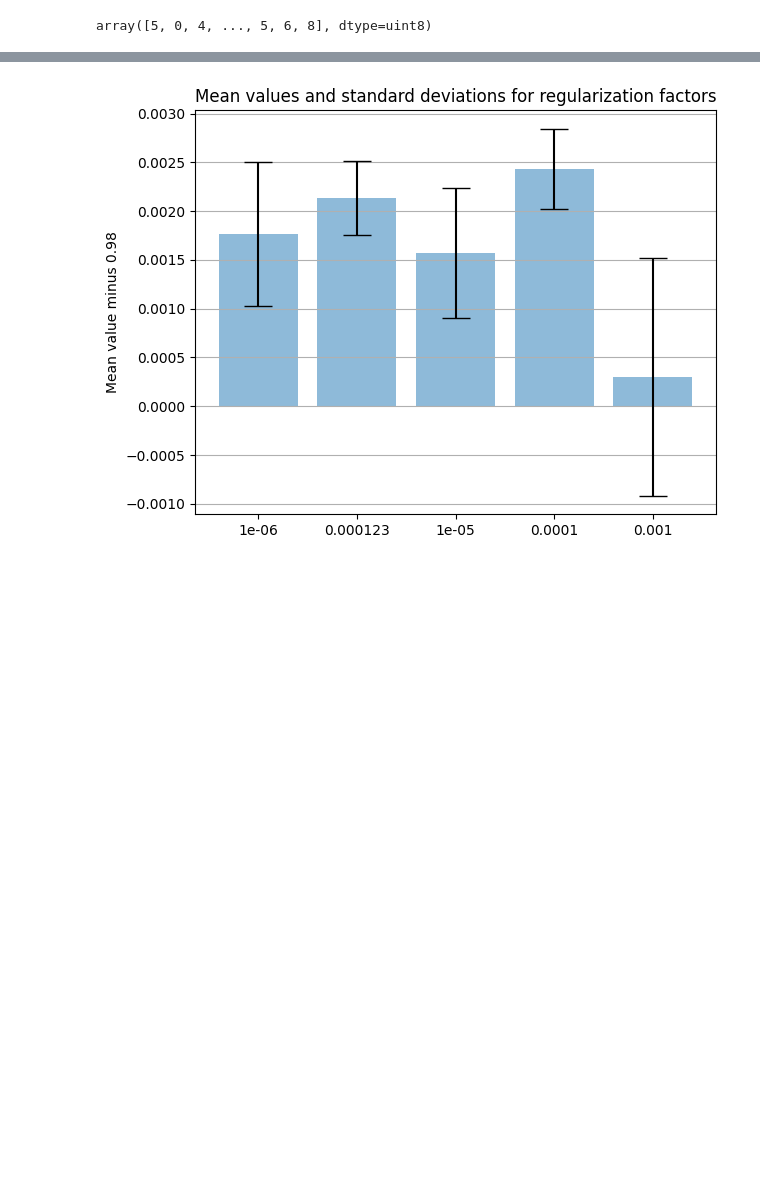
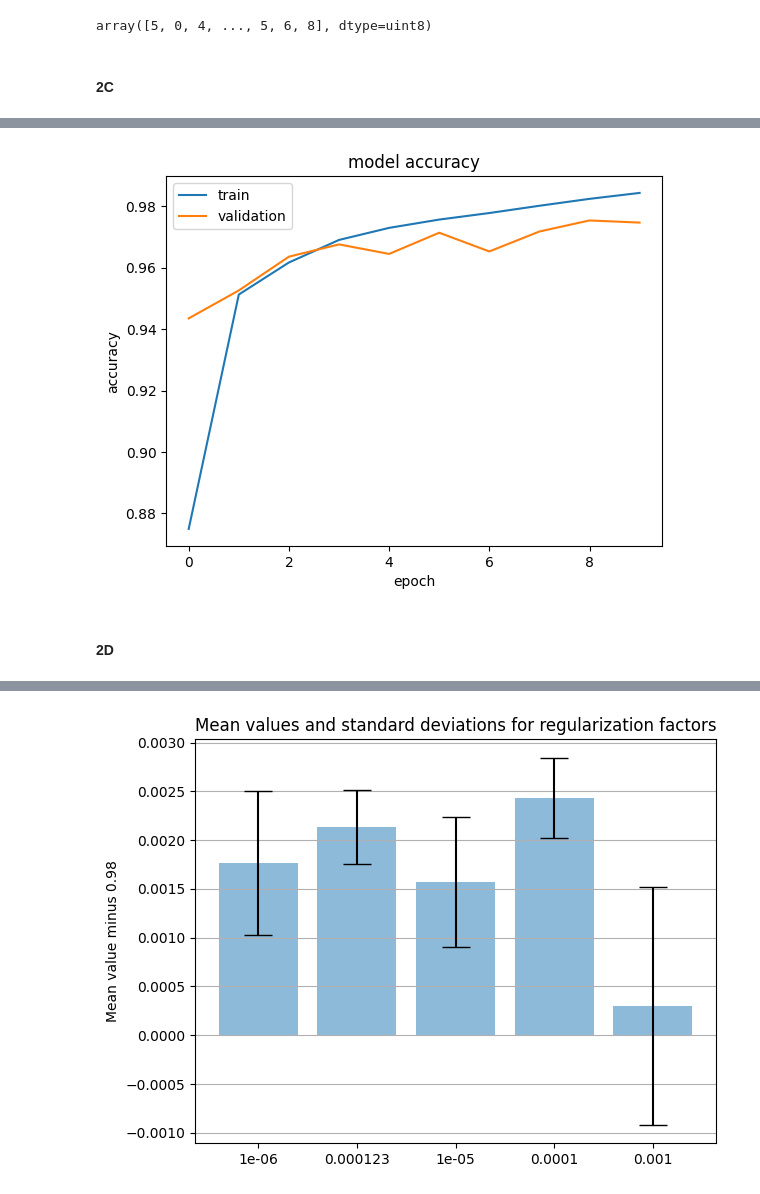
Before and after one commit to Noxemia/DAT405-Intro-DS-AI, a Jupyter notebook: assignment7/Assignment 7.ipynb, the cells around one changed output, grey strips where cells are left out. Cells and saved outputs as stored; diff of their text form; code cells hidden in the pictures; blank space fills up the shorter version.

```diff
--- a/assignment7/Assignment 7.ipynb
+++ b/assignment7/Assignment 7.ipynb
@@ -77,3 +52,35 @@ y_train = keras.utils.np_utils.to_categorical(lbl_train, num_classes)
 y_test = keras.utils.np_utils.to_categorical(lbl_test, num_classes)
 # %% [output]
 array([5, 0, 4, ..., 5, 6, 8], dtype=uint8)
+# %% [markdown]
+#### 2C
+# %%
+# Create and compile Model with applicable layers
+
+model = Sequential()
+model.add(Conv2D(filters=2, kernel_size=(3,3), input_shape=(28,28,1), activation='relu'))
+model.add(Flatten())
+model.add(Dense(64, activation = 'relu'))
+model.add(Dense(64, activation = 'relu'))
+model.add(Dense(num_classes, activation='softmax'))
+model.compile(loss=keras.losses.categorical_crossentropy,
+        optimizer=tensorflow.keras.optimizers.SGD(learning_rate = 0.1),
+        metrics=['accuracy'],)
+
+
+# Fit the model using the training data as well as validate it with the test data
+fit_info = model.fit(x_train, y_train,
+        batch_size=batch_size,
+        epochs=10,
+        verbose=1,
+        validation_data=(x_test, y_test))
+
+# Create a plot that shows the accuracy as well as the validation accuracy at each epoch in the model
+plt.plot(fit_info.history['accuracy'])
+plt.plot(fit_info.history['val_accuracy'])
+plt.title('model accuracy')
+plt.ylabel('accuracy')
+plt.xlabel('epoch')
+plt.legend(['train', 'validation'])
+plt.show()
+# %% [output]
@@ -80 +107,4 @@ array([5, 0, 4, ..., 5, 6, 8], dtype=uint8)
+[figure, added]
+# %% [markdown]
+#### 2D
 # %%
```
Also changed, not shown: parts of 18 cells of this notebook.
